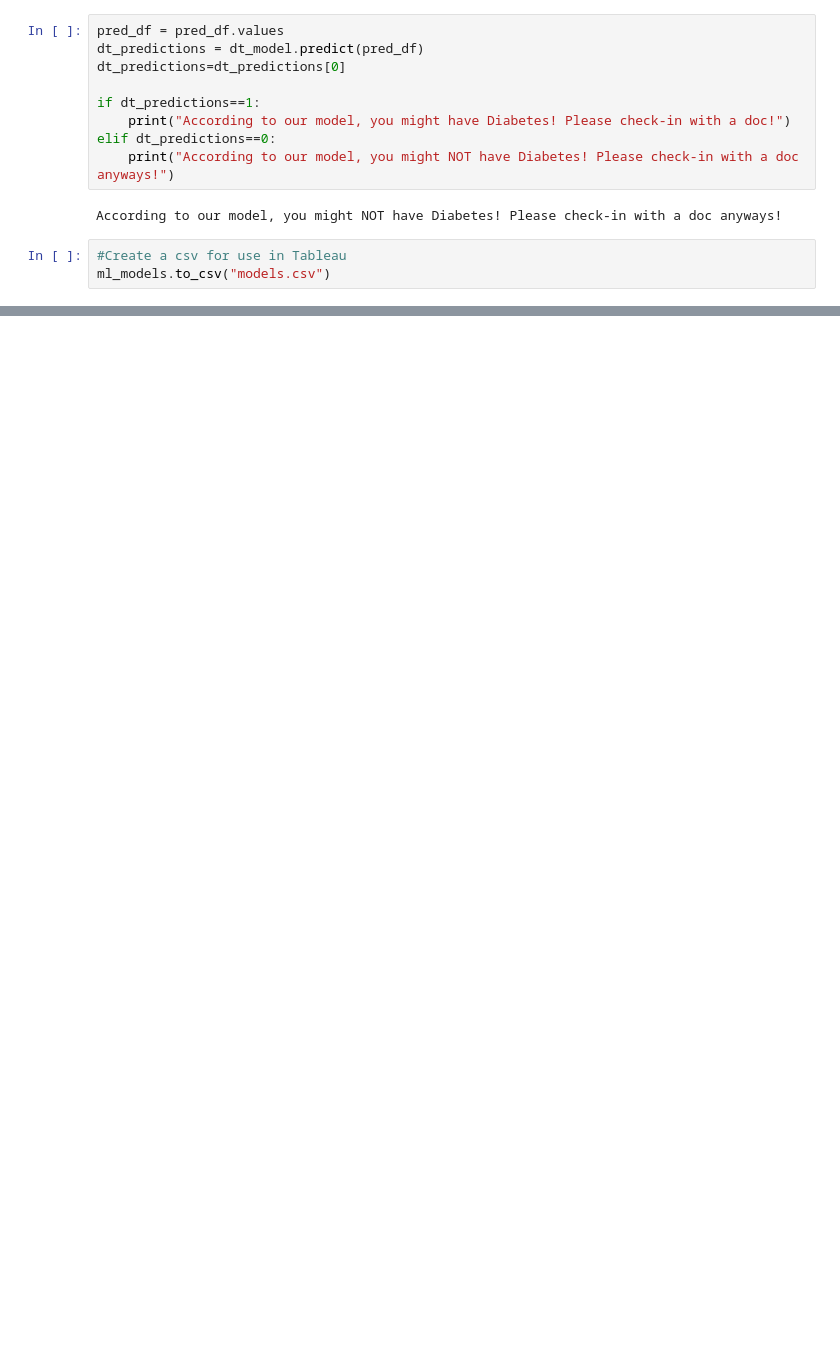
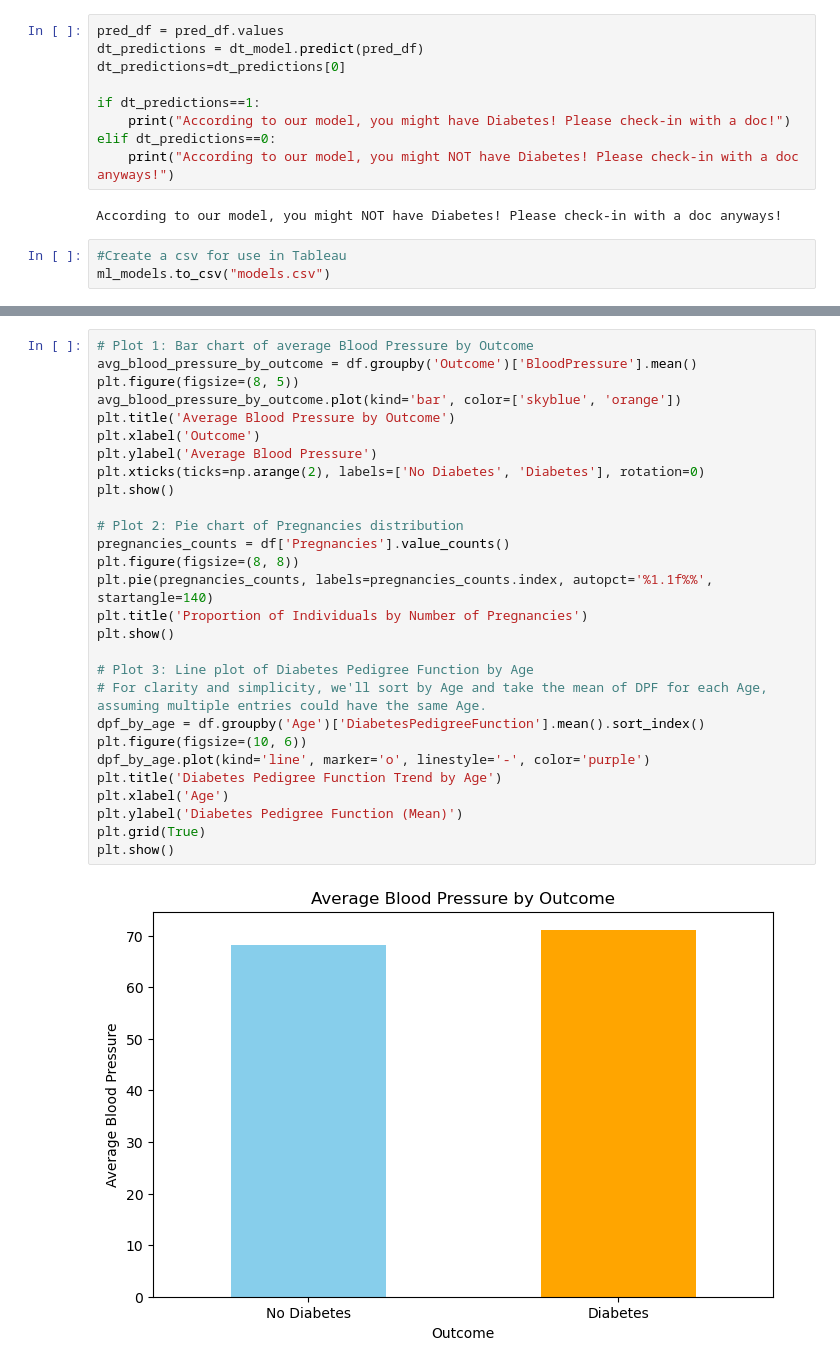
Before and after one commit to ac2barreto/Project4, a Jupyter notebook: Project 4-Final.ipynb, the cells around one changed output, grey strips where cells are left out. Drawn from its saved outputs; the diff is of its cells as text; blank space fills up the shorter version.

```diff
--- a/Project 4-Final.ipynb
+++ b/Project 4-Final.ipynb
@@ -279,0 +327,30 @@ ml_models.to_csv("models.csv")
+# %%
+# Plot 1: Bar chart of average Blood Pressure by Outcome
+avg_blood_pressure_by_outcome = df.groupby('Outcome')['BloodPressure'].mean()
+plt.figure(figsize=(8, 5))
+avg_blood_pressure_by_outcome.plot(kind='bar', color=['skyblue', 'orange'])
+plt.title('Average Blood Pressure by Outcome')
+plt.xlabel('Outcome')
+plt.ylabel('Average Blood Pressure')
+plt.xticks(ticks=np.arange(2), labels=['No Diabetes', 'Diabetes'], rotation=0)
+plt.show()
+
+# Plot 2: Pie chart of Pregnancies distribution
+pregnancies_counts = df['Pregnancies'].value_counts()
+plt.figure(figsize=(8, 8))
+plt.pie(pregnancies_counts, labels=pregnancies_counts.index, autopct='%1.1f%%', startangle=140)
+plt.title('Proportion of Individuals by Number of Pregnancies')
+plt.show()
+
+# Plot 3: Line plot of Diabetes Pedigree Function by Age
+# For clarity and simplicity, we'll sort by Age and take the mean of DPF for each Age, assuming multiple entries could have the same Age.
+dpf_by_age = df.groupby('Age')['DiabetesPedigreeFunction'].mean().sort_index()
+plt.figure(figsize=(10, 6))
+dpf_by_age.plot(kind='line', marker='o', linestyle='-', color='purple')
+plt.title('Diabetes Pedigree Function Trend by Age')
+plt.xlabel('Age')
+plt.ylabel('Diabetes Pedigree Function (Mean)')
+plt.grid(True)
+plt.show()
+# %% [output]
+[figure, added]
```
Also changed, not shown: parts of 9 cells of this notebook, 3 other files.
